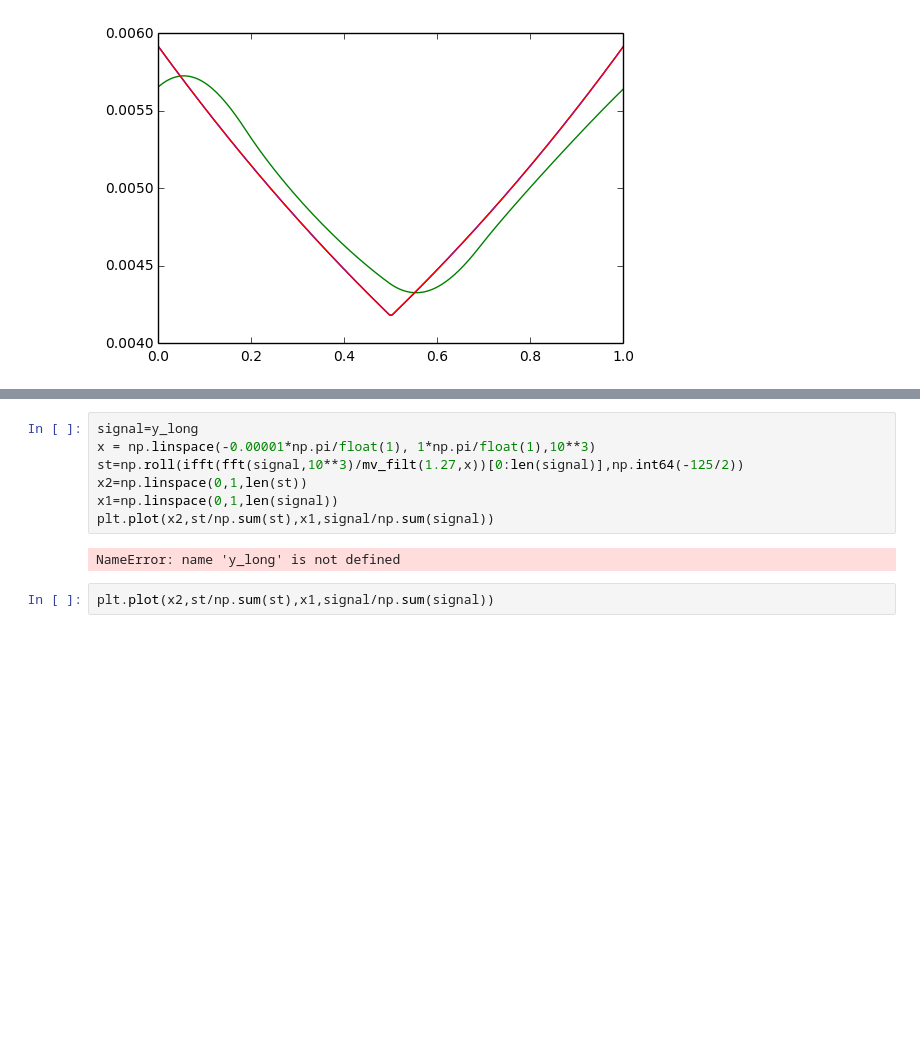
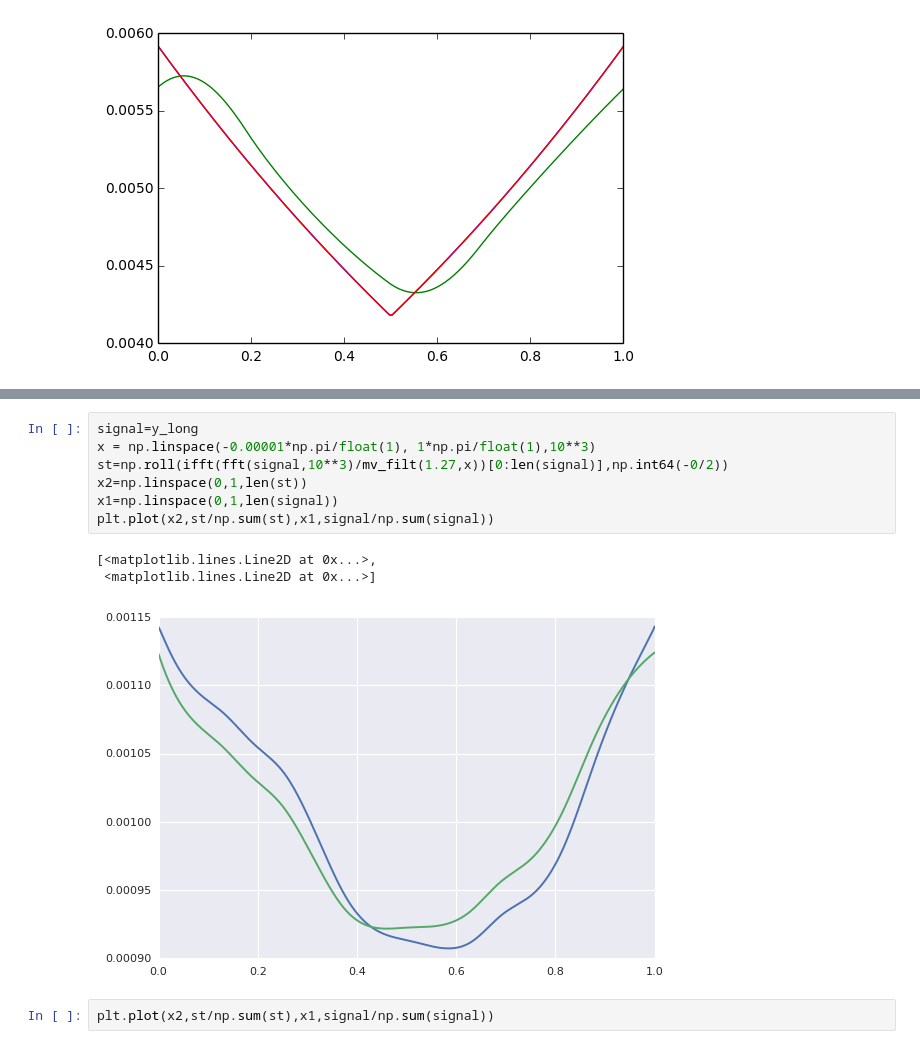
Before and after one commit to zertan/Menace, a Jupyter notebook: menace/extra/Community Sampling.ipynb, the cells around one changed output, grey strips where cells are left out. Drawn from its saved outputs; the diff is of its cells as text; blank space fills up the shorter version.

```diff
--- a/menace/extra/Community Sampling.ipynb
+++ b/menace/extra/Community Sampling.ipynb
@@ -1001,12 +1011,14 @@ plt.plot(np.abs(ifft(fft(signal,10**4))[0:len(signal)]))
 # %%
 signal=y_long
 x = np.linspace(-0.00001*np.pi/float(1), 1*np.pi/float(1),10**3)
-st=np.roll(ifft(fft(signal,10**3)/mv_filt(1.27,x))[0:len(signal)],np.int64(-125/2))
+st=np.roll(ifft(fft(signal,10**3)/mv_filt(1.27,x))[0:len(signal)],np.int64(-0/2))
 x2=np.linspace(0,1,len(st))
 x1=np.linspace(0,1,len(signal))
 plt.plot(x2,st/np.sum(st),x1,signal/np.sum(signal))
 # %% [output]
-NameError: name 'y_long' is not defined
+[<matplotlib.lines.Line2D at 0x...>,
+ <matplotlib.lines.Line2D at 0x...>]
+[figure, added]
 # %%
 plt.plot(x2,st/np.sum(st),x1,signal/np.sum(signal))
 # %% [output]
```
Also changed, not shown: parts of 13 cells of this notebook, 11 other files.
